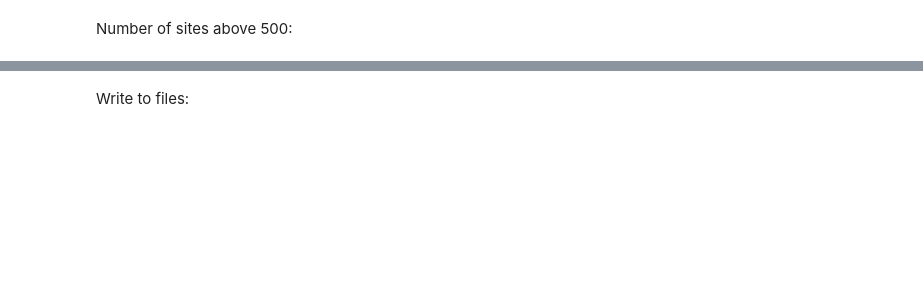
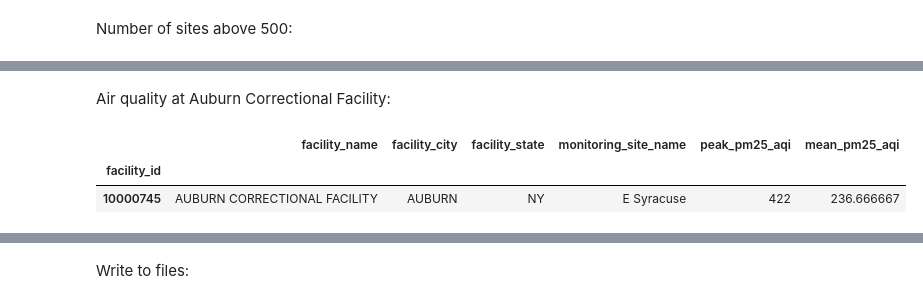
Before and after one commit to the-appeal/aqi_pm25_facilities, a Jupyter notebook: src/aqi_pm25_facilities/notebooks/aqi_notebook.ipynb, the cells around one changed output, grey strips where cells are left out. Saved outputs shown, nothing was run; the diff lists cells and outputs as text; code cells hidden in the pictures; blank space fills up the shorter version.

```diff
--- a/src/aqi_pm_25_facilities/notebooks/aqi_notebook.ipynb
+++ b/src/aqi_pm25_facilities/notebooks/aqi_notebook.ipynb
@@ -383,0 +390,14 @@ joined_data.loc[
+# %% [markdown]
+Air quality at Auburn Correctional Facility:
+# %%
+joined_data.loc[
+    lambda df: df["facility_name"].str.contains("AUBURN"),
+    [
+        "facility_name", "facility_city", "facility_state",
+        "monitoring_site_name",  "peak_pm25_aqi", "mean_pm25_aqi"
+    ]
+]
+# %% [output]
+|  | facility_name | facility_city | facility_state | monitoring_site_name | peak_pm25_aqi | mean_pm25_aqi |
+| facility_id |  |  |  |  |  |  |
+| 10000745 | AUBURN CORRECTIONAL FACILITY | AUBURN | NY | E Syracuse | 422 | 236.666667 |
```
Also changed, not shown: parts of 32 cells of this notebook, 7 other files.
